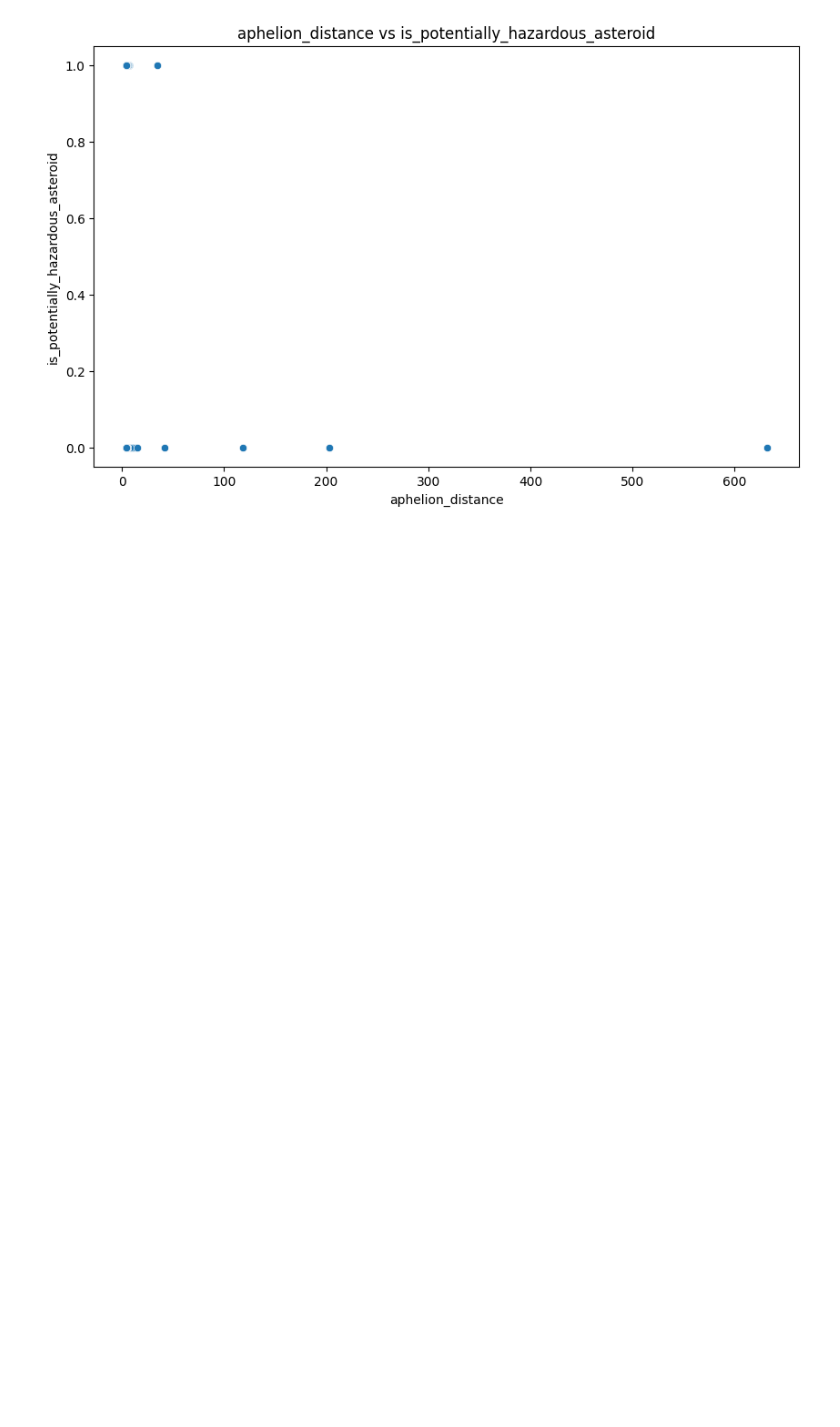
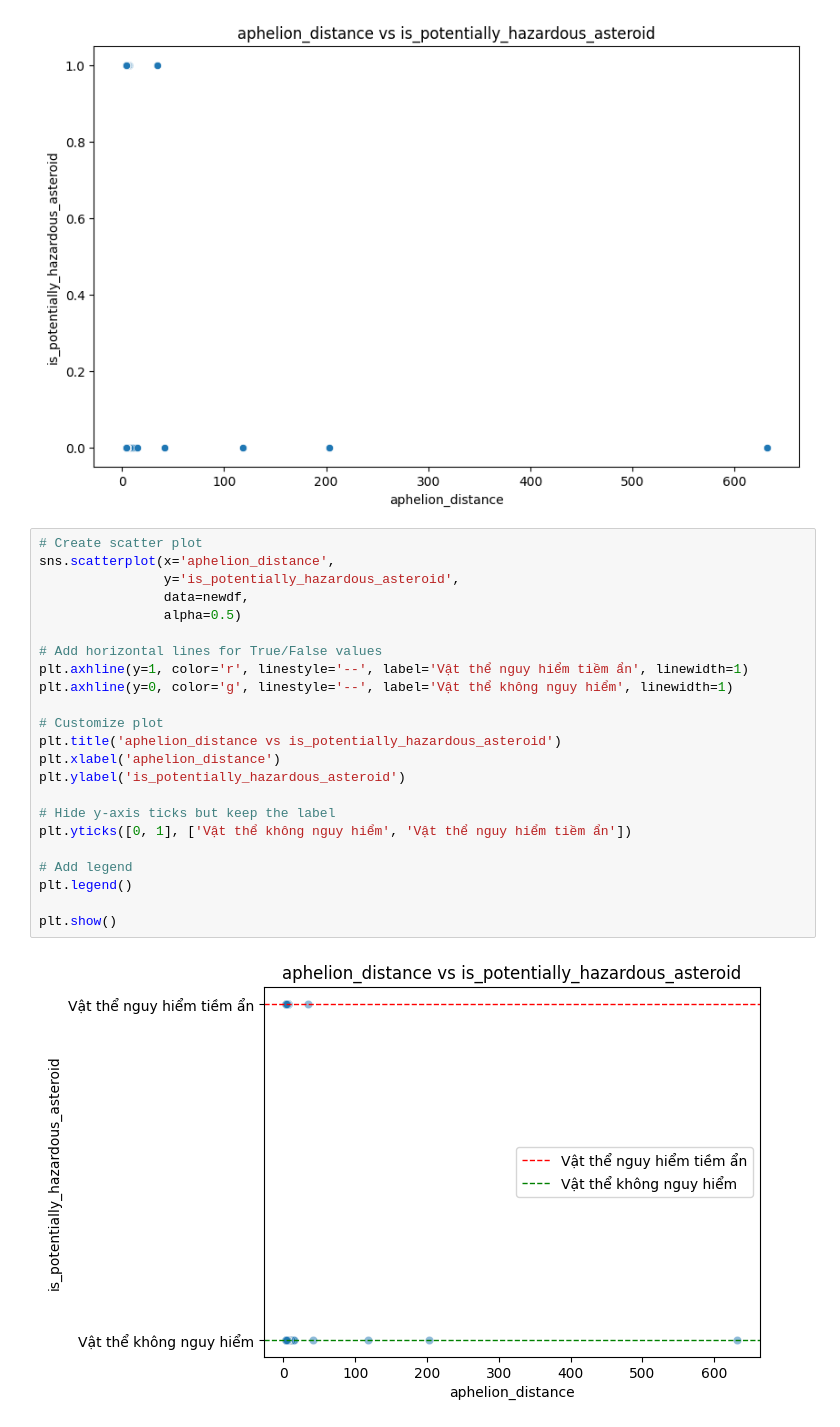
Before and after one commit to nhocratac/IE224-NEO, a Jupyter notebook: notebook/choose_feature.ipynb, the cells around one changed output. Drawn from its saved outputs; the diff is of its cells as text; blank space fills up the shorter version.

```diff
--- a/notebook/choose_feature.ipynb
+++ b/notebook/choose_feature.ipynb
@@ -103,6 +93,31 @@ plt.ylabel('is_potentially_hazardous_asteroid')
 plt.show()
 # %% [output]
 [figure]
+# %%
+# Create scatter plot
+sns.scatterplot(x='aphelion_distance',
+                y='is_potentially_hazardous_asteroid',
+                data=newdf,
+                alpha=0.5)
+
+# Add horizontal lines for True/False values
+plt.axhline(y=1, color='r', linestyle='--', label='Vật thể nguy hiểm tiềm ẩn', linewidth=1)
+plt.axhline(y=0, color='g', linestyle='--', label='Vật thể không nguy hiểm', linewidth=1)
+
+# Customize plot
+plt.title('aphelion_distance vs is_potentially_hazardous_asteroid')
+plt.xlabel('aphelion_distance')
+plt.ylabel('is_potentially_hazardous_asteroid')
+
+# Hide y-axis ticks but keep the label
+plt.yticks([0, 1], ['Vật thể không nguy hiểm', 'Vật thể nguy hiểm tiềm ẩn'])
+
+# Add legend
+plt.legend()
+
+plt.show()
+# %% [output]
+[figure, added]
 # %%
 # tính tỉ lệ thành công trong aphelion_distance
 
```
Also changed, not shown: parts of 3 cells of this notebook, 1 other file.
